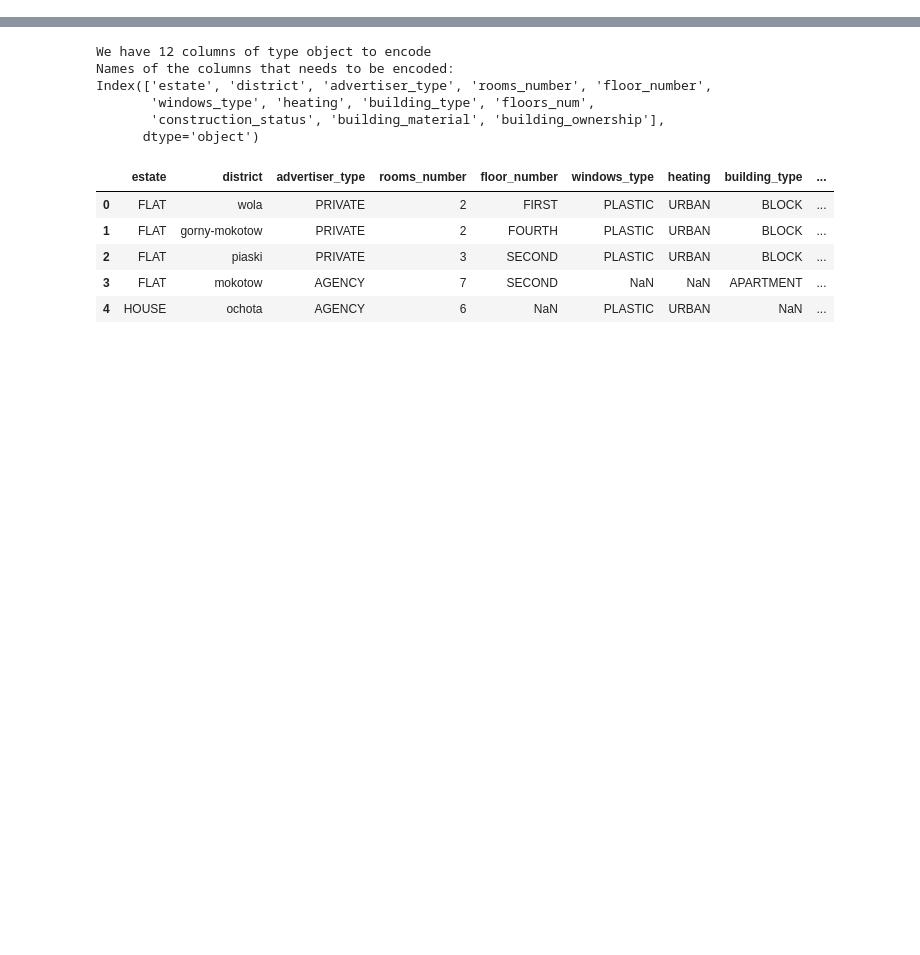
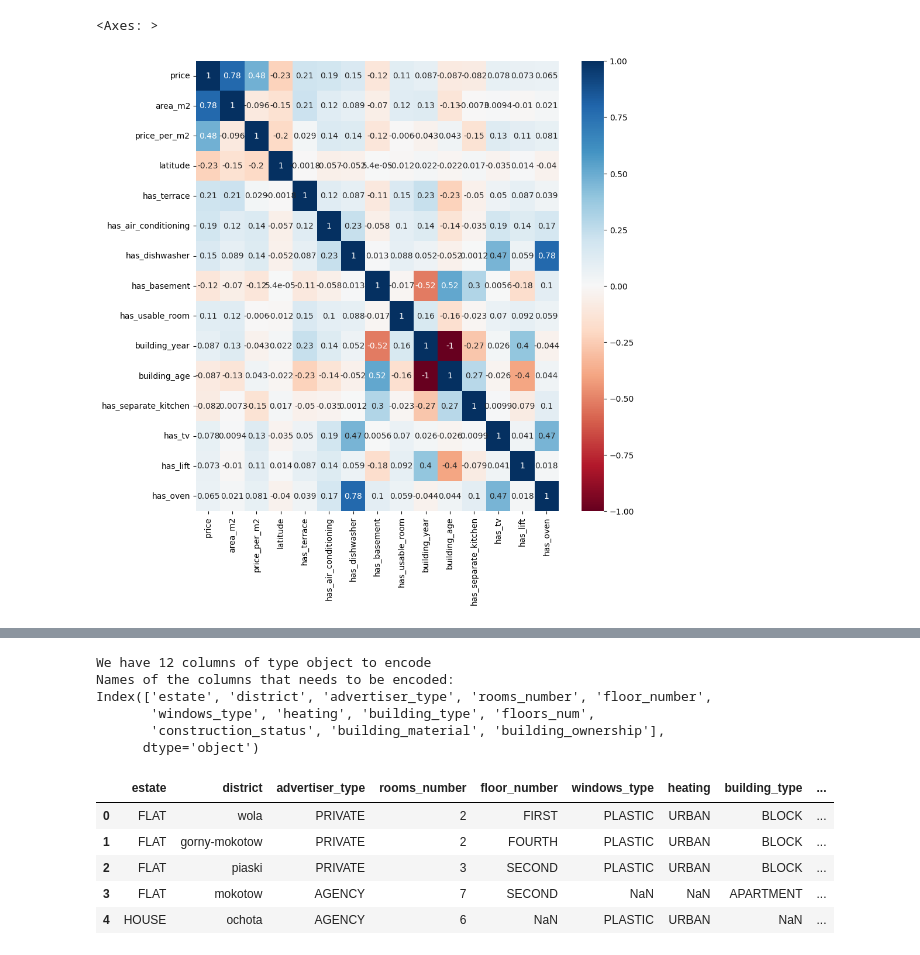
Before and after one commit to scarcamo/ml2-project, a Jupyter notebook: regression.ipynb, the cells around one changed output, grey strips where cells are left out. Saved outputs shown, nothing was run; the diff lists cells and outputs as text; code cells hidden in the pictures; blank space fills up the shorter version.

```diff
--- a/regression.ipynb
+++ b/regression.ipynb
@@ -46,0 +143,18 @@ df['price_per_m2'].plot.box()
+# %%
+numeric_cols = df.select_dtypes(include=np.number).columns
+
+
+
+plt.figure(figsize=(10, 10))
+top_features = df[numeric_cols].corr()['price'].sort_values(ascending=False).abs().nlargest(15)
+top_corr = df[top_features.index].corr()
+
+sns.heatmap(top_corr,
+            annot=True,
+            cmap='RdBu',
+            vmin=-1,
+            vmax=1,
+            center=0)
+# %% [output]
+<Axes: >
+[figure, added]
```
Also changed, not shown: parts of 29 cells of this notebook, 1 other file.
